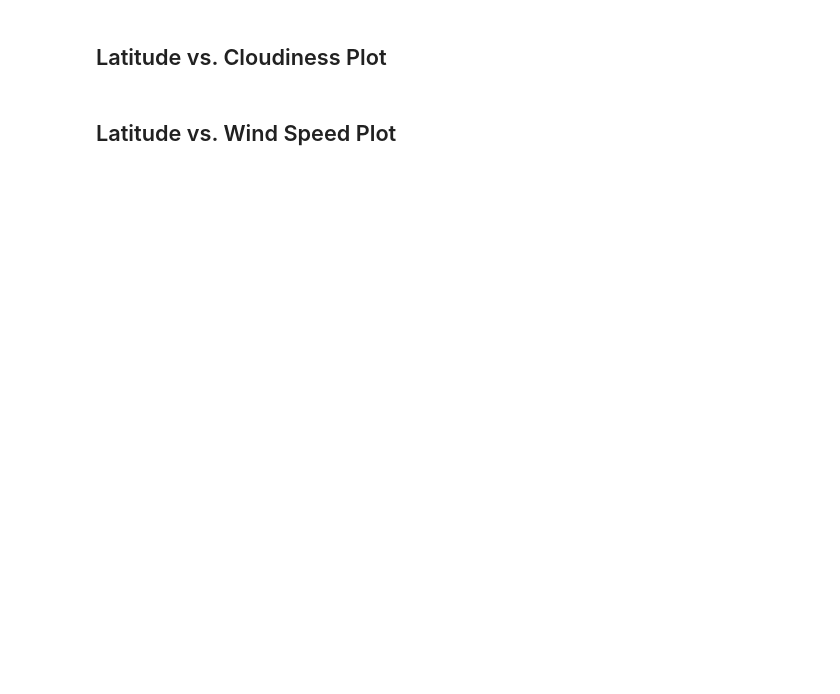
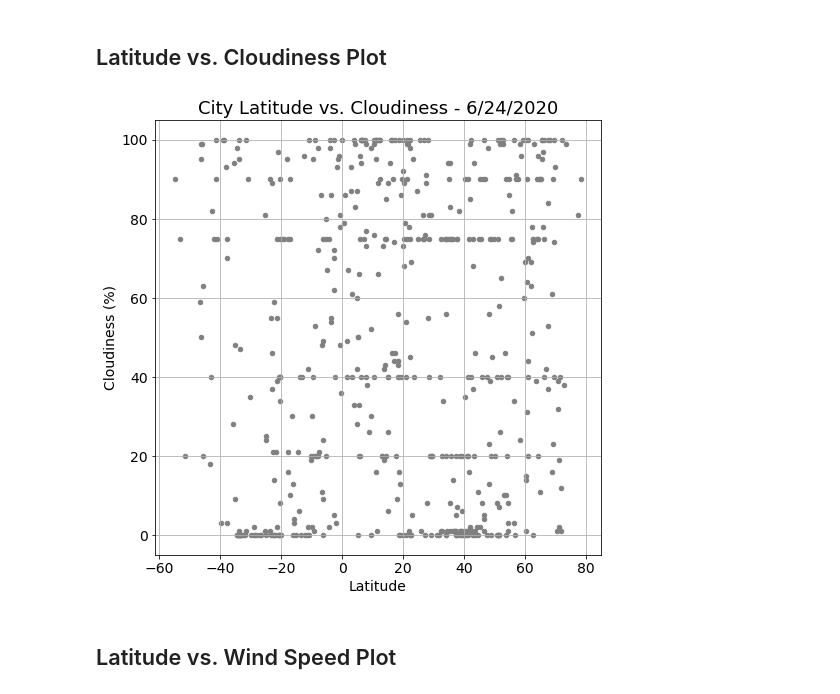
Before and after one commit to jeremyhamley/python-api-challenge, a Jupyter notebook: WeatherPy/WeatherPy.ipynb, the cells around one changed output. Saved outputs shown, nothing was run; the diff lists cells and outputs as text; code cells hidden in the pictures; blank space fills up the shorter version.

```diff
--- a/WeatherPy/WeatherPy.ipynb
+++ b/WeatherPy/WeatherPy.ipynb
@@ -197,4 +207,17 @@ plt.show()
 # %% [markdown]
 ## Latitude vs. Cloudiness Plot
+# %%
+lat_v_cloud_df = pd.DataFrame({"Latitude": clean_city_weather_data_df["Latitude"],
+                              "Cloudiness (%)": clean_city_weather_data_df["Cloudiness (%)"],
+                             })
+
+lat_v_cloud_chart = lat_v_cloud_df.plot(kind="scatter", x="Latitude", y="Cloudiness (%)", c="grey", grid=True,figsize=(8,8), fontsize=14)
+lat_v_cloud_chart.set_title("City Latitude vs. Cloudiness - 6/24/2020",fontsize=18 )
+lat_v_cloud_chart.set_xlabel("Latitude",fontsize=14 )
+lat_v_cloud_chart.set_ylabel("Cloudiness (%)",fontsize=14 )
+plt.savefig("output_data/City Latitude vs. Cloudiness.png")
+plt.show()
+# %% [output]
+[figure, added]
 # %% [markdown]
 ## Latitude vs. Wind Speed Plot
```
Also changed, not shown: parts of 13 cells of this notebook, 4 other files.
